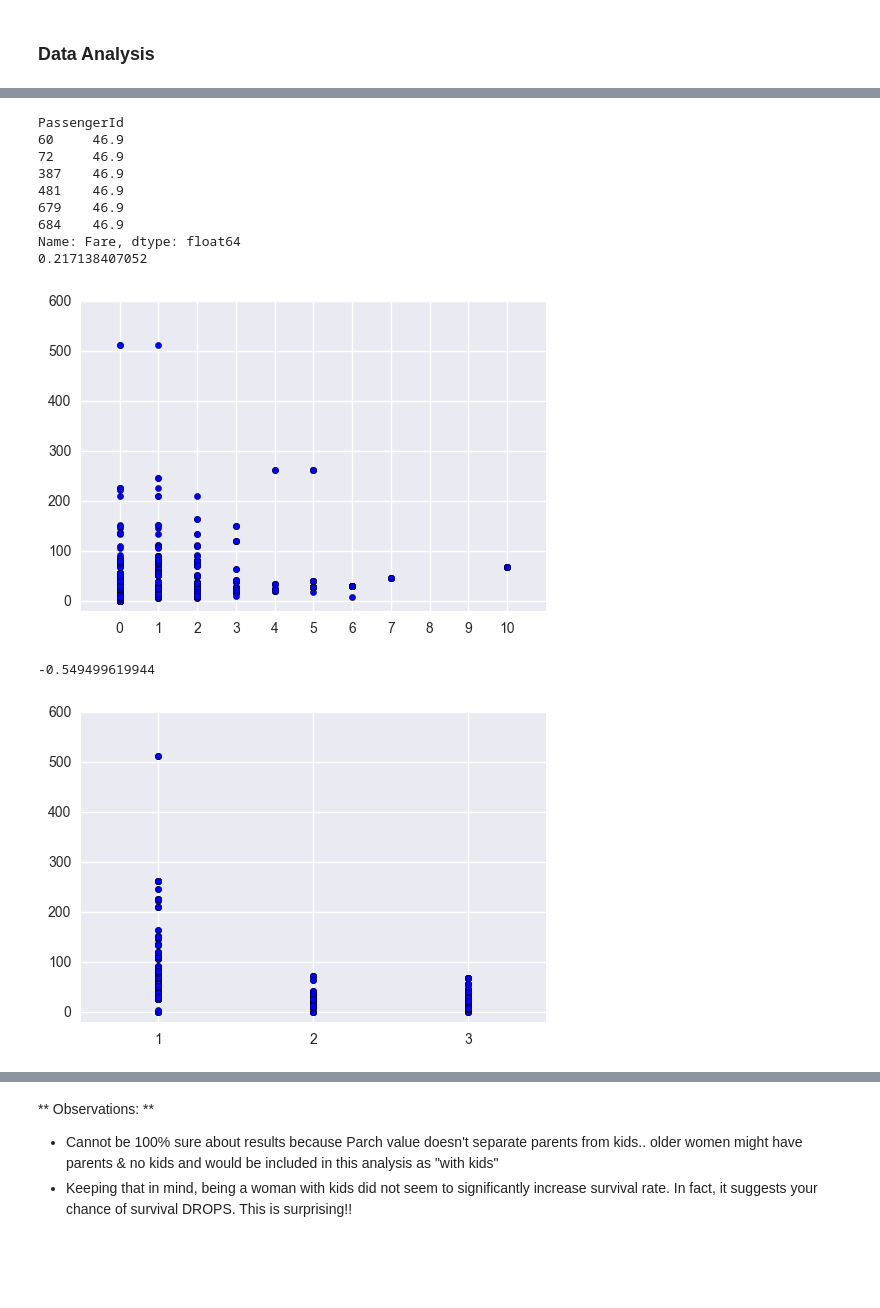
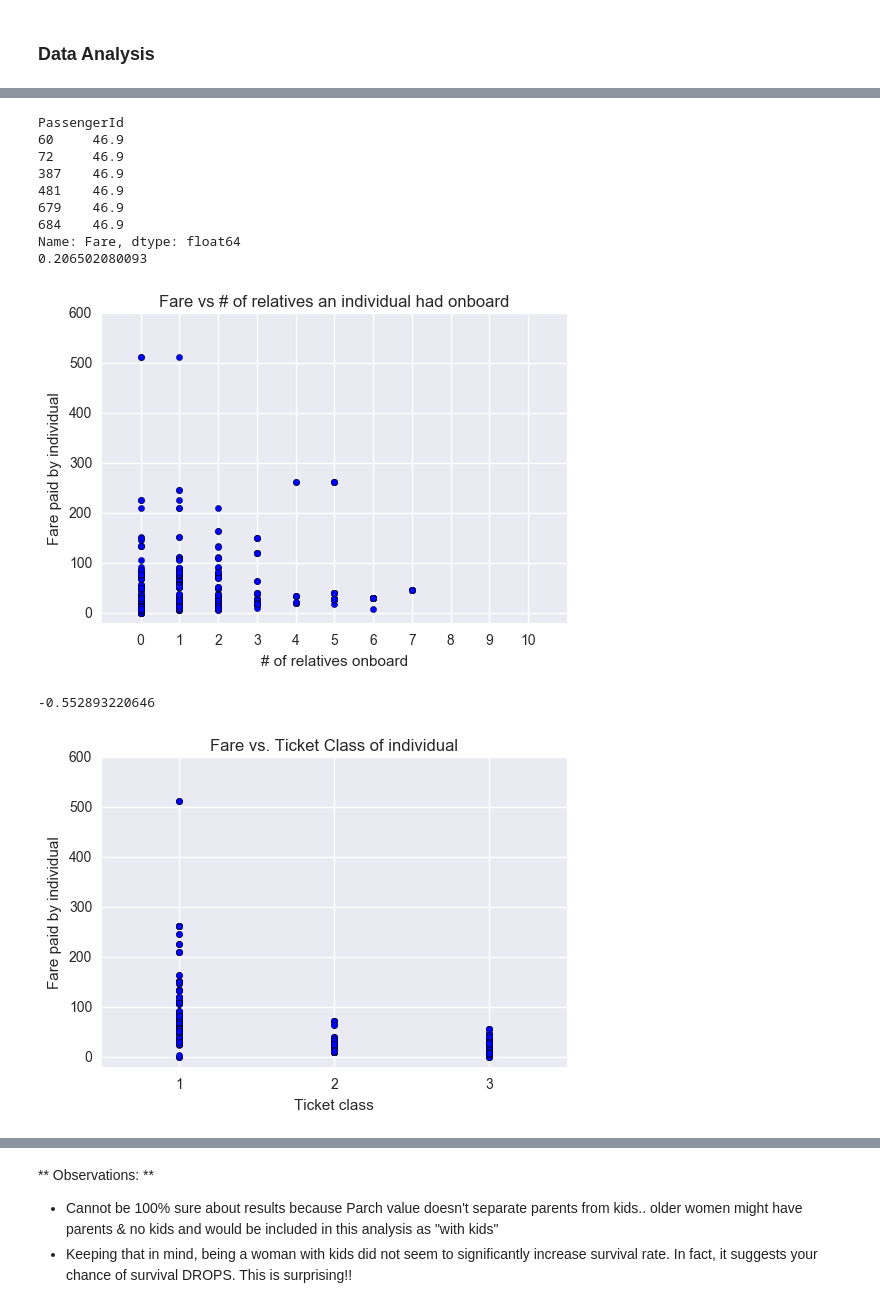
Before and after one commit to Namkolla/Titanic, a Jupyter notebook: Titanic.ipynb, the cells around one changed output, grey strips where cells are left out. Cells and saved outputs as stored; diff of their text form; code cells hidden in the pictures; blank space fills up the shorter version.

```diff
--- a/Titanic.ipynb
+++ b/Titanic.ipynb
@@ -78,3 +139,11 @@ PassengerId
+# %%
+# delete Cabin and Ticket columns
+titan_data = titan_data.drop(['Cabin','Ticket'],axis=1)
+# %%
+# delete rows where Age or Embarked are NaN (initial # of rows are 891)
+titan_data.dropna(axis=0, how='any', subset=['Age','Embarked'], inplace=True)
+
+# new number of rows are 712
 # %% [markdown]
 ### Data Analysis
 # %%
@@ -200,35 +280,38 @@ The number of people who boarded at Southampton were 644
 # Searching for correlation between fare and sibsp + parch (#1 research question).
 # Did people who paid higher for tickets generally also bring more people with them on the trip?
 
 # Create series that combines parch & sibsp
 all_relatives = titan_data.loc[:, 'Parch'] + titan_data.loc[:, 'SibSp']
 
 # Create series for fare
 all_fares = titan_data.loc[:,'Fare']
 
 # Create a scatter plot
 plt.scatter(all_relatives,all_fares)
 plt.xlim(-1,11)
 plt.ylim(-20,600)
 plt.xticks(range(0,11))
+plt.xlabel('# of relatives onboard')
+plt.ylabel('Fare paid by individual')
+plt.title('Fare vs # of relatives an individual had onboard')
 print(all_fares[all_relatives==7]) # each member of one family paid same amount
 
 # Calculate Pearson's value (prediction: strong! >.80)
 print(np.corrcoef(all_relatives, all_fares)[0,1])
 
     # actually, the correlation is pretty weak! People who paid higher fares may or may not have more relatives on board.
     # also interesting finding: people in one family all paid the same amount each!
 # %% [output]
 PassengerId
 60     46.9
 72     46.9
 387    46.9
 481    46.9
 679    46.9
 684    46.9
 Name: Fare, dtype: float64
-0.217138407052
+0.206502080093
-[figure, old version]
+[figure, new version]
 # %%
 # Searching for correlation between fare and class (#2 research question).
 # Did people who paid higher for tickets generally stay in higher class?
@@ -244,14 +327,16 @@ all_fares = titan_data.loc[:,'Fare']
 plt.scatter(all_classes,all_fares)
 plt.ylim(-20,600)
 plt.xticks([1,2,3])
-
+plt.xlabel('Ticket class')
+plt.ylabel('Fare paid by individual')
+plt.title('Fare vs. Ticket Class of individual')
 # Calculate Pearson's value (prediction: strong! >.80)
 print(np.corrcoef(all_classes, all_fares)[0,1])
 
     # correlation is moderately negative! People who paid higher fares were generally in first class.
 # %% [output]
--0.549499619944
+-0.552893220646
-[figure, old version]
+[figure, new version]
 # %%
 # Group by sex
 counts_by_gender = titan_data.groupby(['Sex']).count()
```
Also changed, not shown: parts of 18 cells of this notebook, 1 other file.
